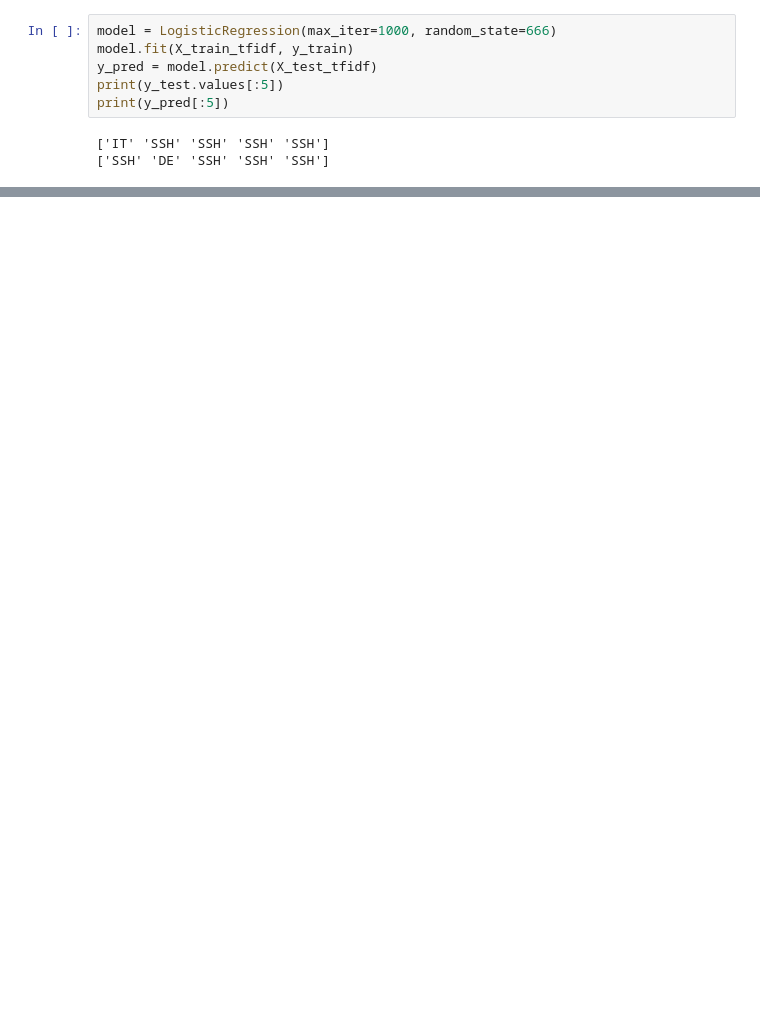
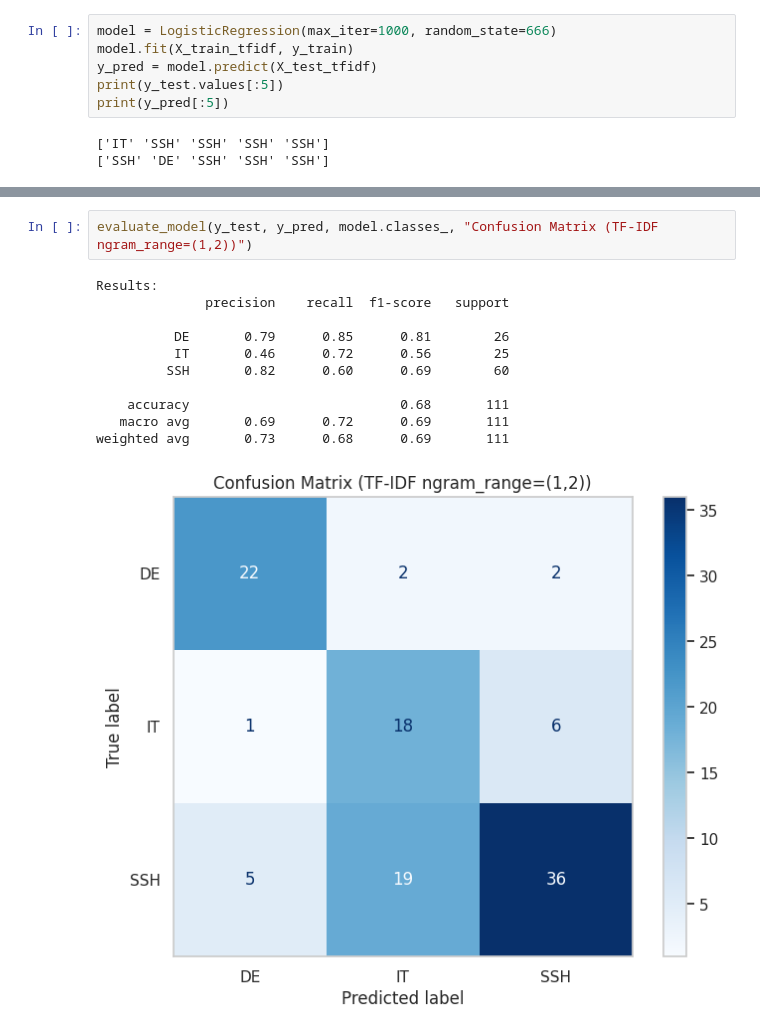
Before and after one commit to LukashWalancik/xaifungi-analysis, a Jupyter notebook: analysis.ipynb, the cells around one changed output, grey strips where cells are left out. Drawn from its saved outputs; the diff is of its cells as text; blank space fills up the shorter version.

```diff
--- a/analysis.ipynb
+++ b/analysis.ipynb
@@ -613,0 +664,14 @@ plt.show()
+# %%
+evaluate_model(y_test, y_pred, model.classes_, "Confusion Matrix (TF-IDF ngram_range=(1,2))")
+# %% [output]
+Results:
+              precision    recall  f1-score   support
+
+          DE       0.79      0.85      0.81        26
+          IT       0.46      0.72      0.56        25
+         SSH       0.82      0.60      0.69        60
+
+    accuracy                           0.68       111
+   macro avg       0.69      0.72      0.69       111
+weighted avg       0.73      0.68      0.69       111
+[figure, added]
```
Also changed, not shown: parts of 26 cells of this notebook.
